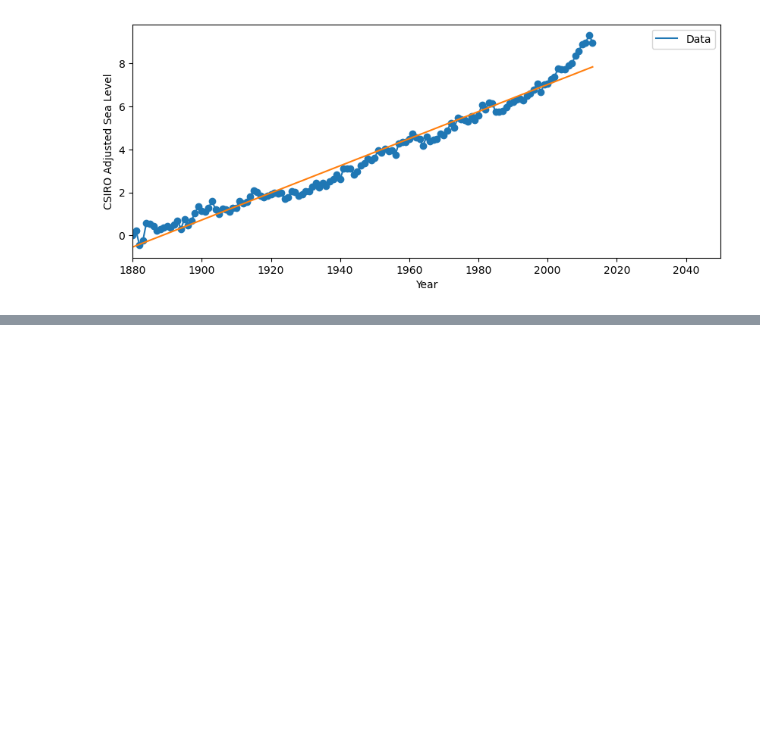
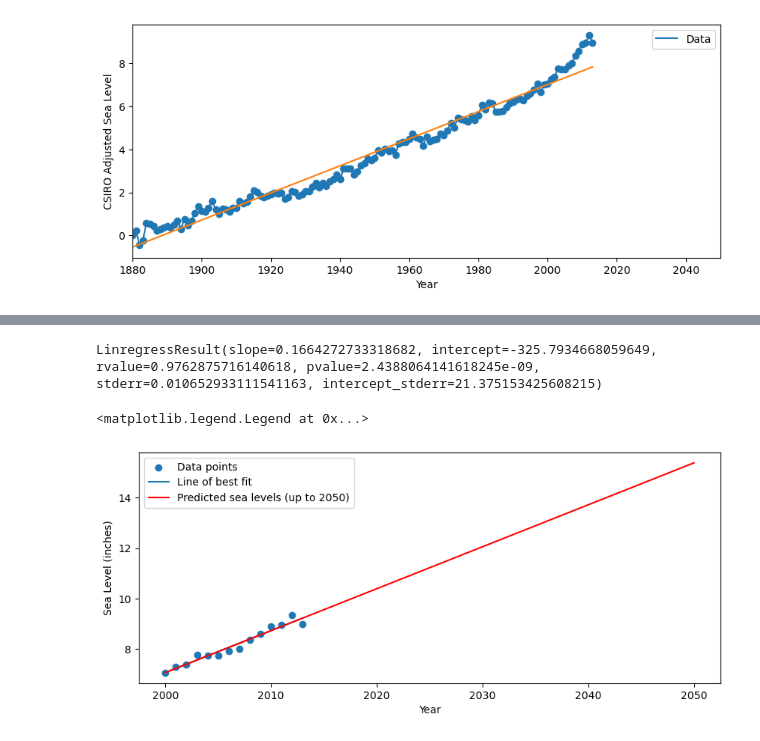
Before and after one commit to OuwaCavern/sea-level-predictor, a Jupyter notebook: sea-file-predictor.ipynb, the cells around one changed output, grey strips where cells are left out. Cells and saved outputs as stored; diff of their text form; code cells hidden in the pictures; blank space fills up the shorter version.

```diff
--- a/sea-file-predictor.ipynb
+++ b/sea-file-predictor.ipynb
@@ -74,0 +75,2 @@ plt.legend()
+# %%
+df2000 = df.drop(df[df['Year'] < 2000].index)
@@ -74,0 +95,6 @@ plt.legend()
+# %%
+res2000 = linregress(x = df2000["Year"], y = df2000["CSIRO Adjusted Sea Level"])
+# %%
+res2000
+# %% [output]
+LinregressResult(slope=0.1664272733318682, intercept=-325.7934668059649, rvalue=0.9762875716140618, pvalue=2.4388064141618245e-09, stderr=0.010652933111541163, intercept_stderr=21.375153425608215)
@@ -74,0 +103,15 @@ plt.legend()
+# %%
+years_to_predict_2000 = np.arange(df2000["Year"].min(), 2051)
+# %%
+predicted_sea_levels_2000 = res2000[0] * years_to_predict_2000 + res2000[1]
+# %%
+plt.figure(figsize=(10, 4), dpi=100)
+plt.scatter(df2000["Year"], df2000["CSIRO Adjusted Sea Level"], label="Data points")
+plt.plot(df2000["Year"], res2000[0] * df2000["Year"] + res2000[1], label="Line of best fit")
+plt.plot(years_to_predict_2000, predicted_sea_levels_2000, label="Predicted sea levels (up to 2050)", color="red")
+plt.xlabel("Year")
+plt.ylabel("Sea Level (inches)")
+plt.legend()
+# %% [output]
+<matplotlib.legend.Legend at 0x...>
+[figure, added]
```
Also changed, not shown: parts of 3 cells of this notebook, 10 other files.
